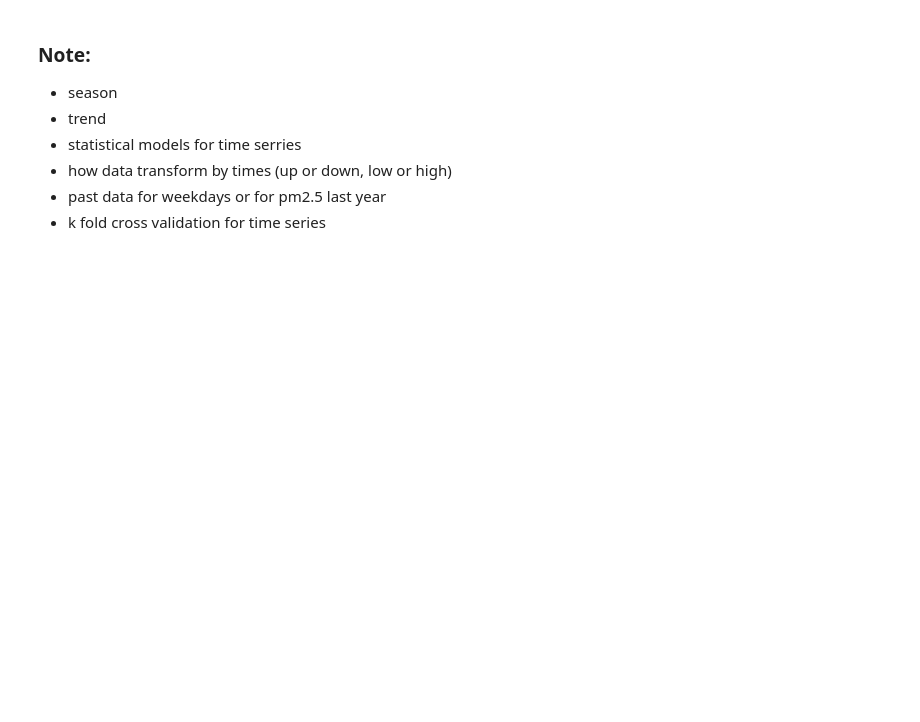
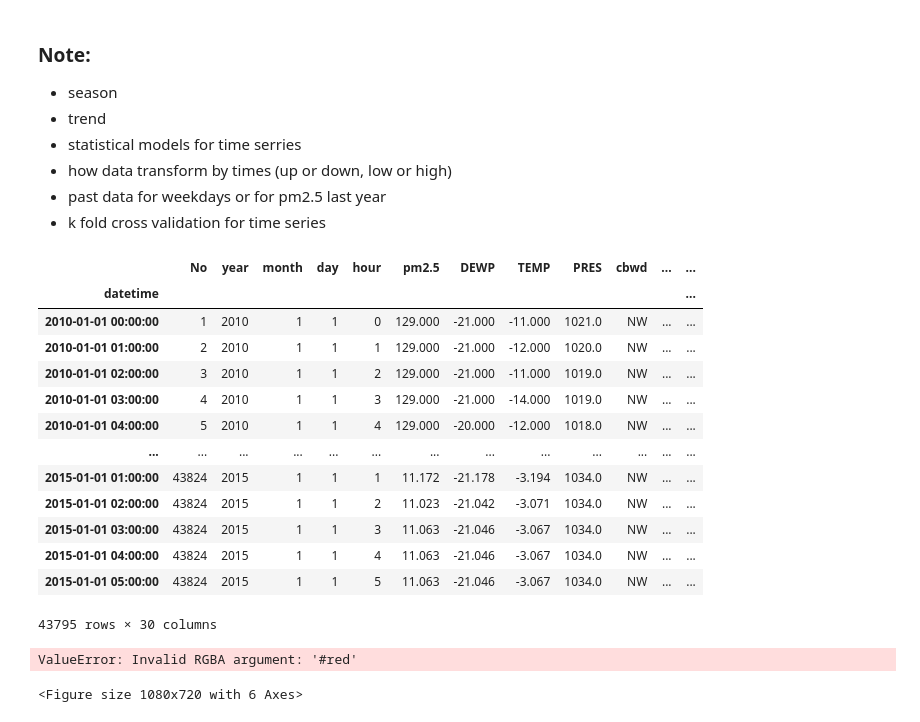
Before and after one commit to tuanio/pollution_prediction, a Jupyter notebook: code.ipynb, the cells around one changed output. Drawn from its saved outputs; the diff is of its cells as text; code cells hidden in the pictures; blank space fills up the shorter version.

```diff
--- a/code.ipynb
+++ b/code.ipynb
@@ -371,0 +381,4 @@ df.tail(10)
+# %%
+df['datetime'] = pd.to_datetime(df[['year', 'month', 'day', 'hour']])
+# %%
+df = df.set_index('datetime')
@@ -371,0 +391,41 @@ df.tail(10)
+# %%
+df
+# %% [output]
+|  | No | year | month | day | hour | pm2.5 | DEWP | TEMP | PRES | cbwd | ... | ... |
+| datetime |  |  |  |  |  |  |  |  |  |  |  | ... |
+| 2010-01-01 00:00:00 | 1 | 2010 | 1 | 1 | 0 | 129.000 | -21.000 | -11.000 | 1021.0 | NW | ... | ... |
+| 2010-01-01 01:00:00 | 2 | 2010 | 1 | 1 | 1 | 129.000 | -21.000 | -12.000 | 1020.0 | NW | ... | ... |
+| 2010-01-01 02:00:00 | 3 | 2010 | 1 | 1 | 2 | 129.000 | -21.000 | -11.000 | 1019.0 | NW | ... | ... |
+| 2010-01-01 03:00:00 | 4 | 2010 | 1 | 1 | 3 | 129.000 | -21.000 | -14.000 | 1019.0 | NW | ... | ... |
+| 2010-01-01 04:00:00 | 5 | 2010 | 1 | 1 | 4 | 129.000 | -20.000 | -12.000 | 1018.0 | NW | ... | ... |
+| ... | ... | ... | ... | ... | ... | ... | ... | ... | ... | ... | ... | ... |
+| 2015-01-01 01:00:00 | 43824 | 2015 | 1 | 1 | 1 | 11.172 | -21.178 | -3.194 | 1034.0 | NW | ... | ... |
+| 2015-01-01 02:00:00 | 43824 | 2015 | 1 | 1 | 2 | 11.023 | -21.042 | -3.071 | 1034.0 | NW | ... | ... |
+| 2015-01-01 03:00:00 | 43824 | 2015 | 1 | 1 | 3 | 11.063 | -21.046 | -3.067 | 1034.0 | NW | ... | ... |
+| 2015-01-01 04:00:00 | 43824 | 2015 | 1 | 1 | 4 | 11.063 | -21.046 | -3.067 | 1034.0 | NW | ... | ... |
+| 2015-01-01 05:00:00 | 43824 | 2015 | 1 | 1 | 5 | 11.063 | -21.046 | -3.067 | 1034.0 | NW | ... | ... |
+43795 rows × 30 columns
+# %%
+color1 = '#red'
+color2 = '#yellow'
+color3 = '#purple'
+
+fig, ax = plt.subplots(3, 2)
+ax[0, 0].plot(time_before, before[0](), color=color1)
+ax[0, 0].set_title('PM2.5 Before')
+ax[1, 0].plot(time_before, before[1](), color=color2)
+ax[1, 0].set_title('DEWP Before')
+ax[2, 0].plot(time_before, before[2](), color=color3)
+ax[2, 0].set_title('TEMP Before')
+
+ax[0, 1].plot(time_after, after[0](), color=color1)
+ax[0, 1].set_title('PM2.5 After')
+ax[1, 1].plot(time_after, after[1](), color=color2)
+ax[1, 1].set_title('DEWP After')
+ax[2, 1].plot(time_after, after[2](), color=color3)
+ax[2, 1].set_title('TEMP After')
+
+fig.tight_layout(pad=0.8)
+# %% [output]
+ValueError: Invalid RGBA argument: '#red'
+<Figure size 1080x720 with 6 Axes>
```
Also changed, not shown: parts of 18 cells of this notebook, 1 other file.
